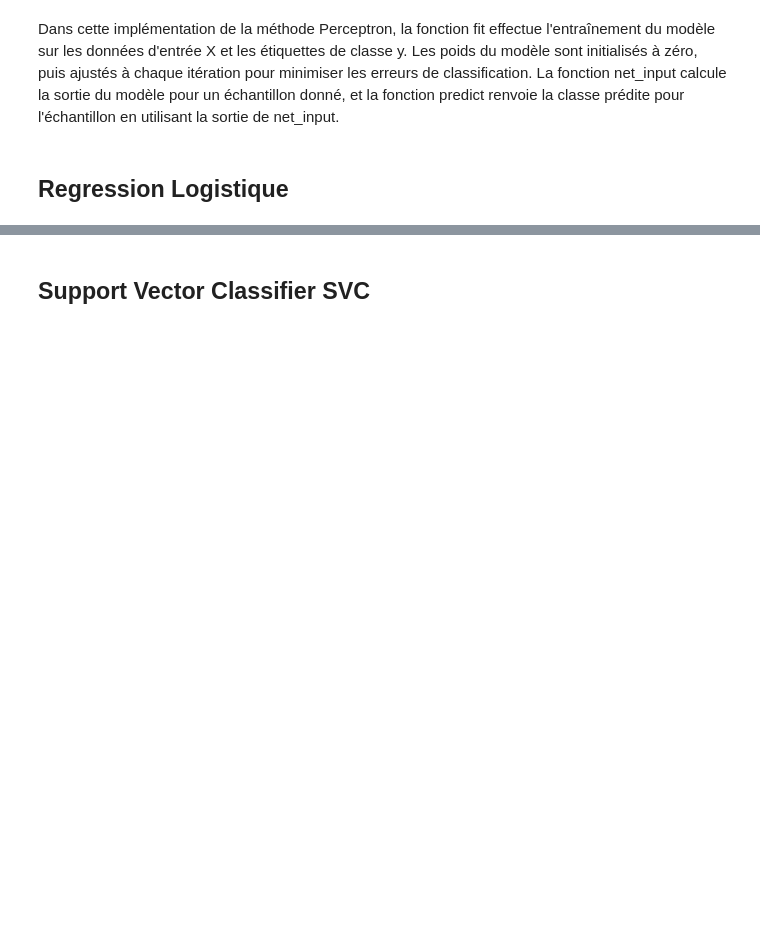
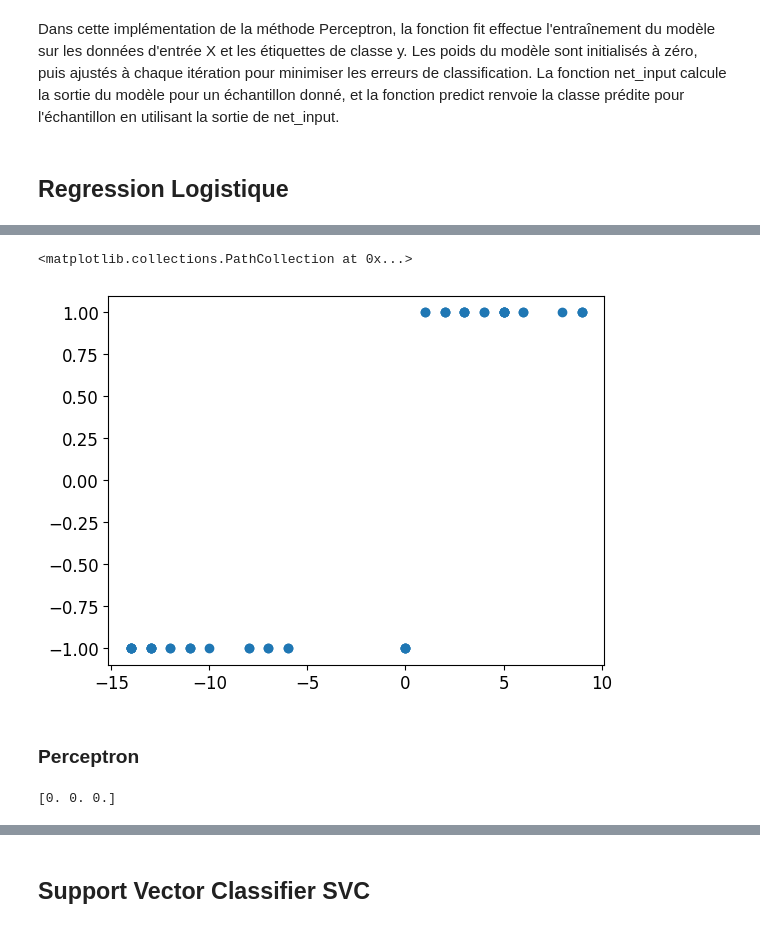
Before and after one commit to Landrien/IA, a Jupyter notebook: Projet/Projet_1.ipynb, the cells around one changed output, grey strips where cells are left out. Saved outputs shown, nothing was run; the diff lists cells and outputs as text; code cells hidden in the pictures; blank space fills up the shorter version.

```diff
--- a/Projet/Projet_1.ipynb
+++ b/Projet/Projet_1.ipynb
@@ -619,0 +824,5 @@ class Perceptron:
+# %%
+plt.scatter(x,y)
+# %% [output]
+<matplotlib.collections.PathCollection at 0x...>
+[figure, added]
@@ -619,0 +834,35 @@ class Perceptron:
+# %% [markdown]
+### Perceptron
+# %%
+import numpy as np
+
+class Perceptron:
+    def __init__(self, input_size, lr=1, epochs=10):
+        self.W = np.zeros(input_size+1)
+        self.epochs = epochs
+        self.lr = lr
+
+    def activation_fn(self, x):
+        return 1 if x >= 0 else 0
+
+    def predict(self, x):
+        x = np.insert(x, 0, 1)
+        z = self.W.T.dot(x)
+        a = self.activation_fn(z)
+        return a
+
+    def fit(self, X, d):
+        for epoch in range(self.epochs):
+            for i in range(d.shape[0]):
+                employee = np.insert(X[i], 0, 1)
+                employee_labels = self.predict(X[i])
+                e = d[i] - employee_labels
+                self.W = self.W + self.lr * e * employee
+
+#X = np.array([[0,0],[0,1],[1,0],[1,1]])
+#d = np.array([0,0,0,1])
+perceptron = Perceptron(input_size=2)
+#perceptron.fit(X, d)
+print(perceptron.W)
+# %% [output]
+[0. 0. 0.]
```
Also changed, not shown: parts of 27 cells of this notebook.
